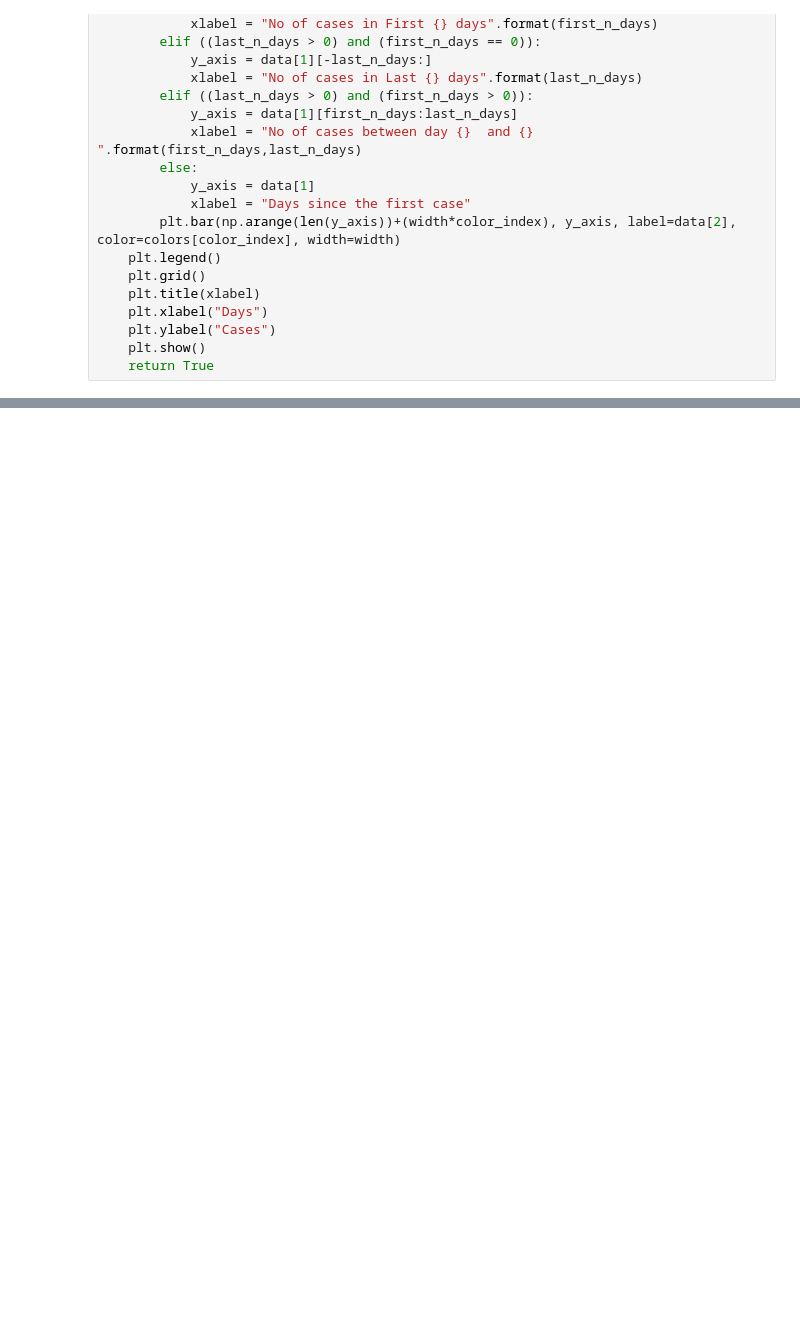
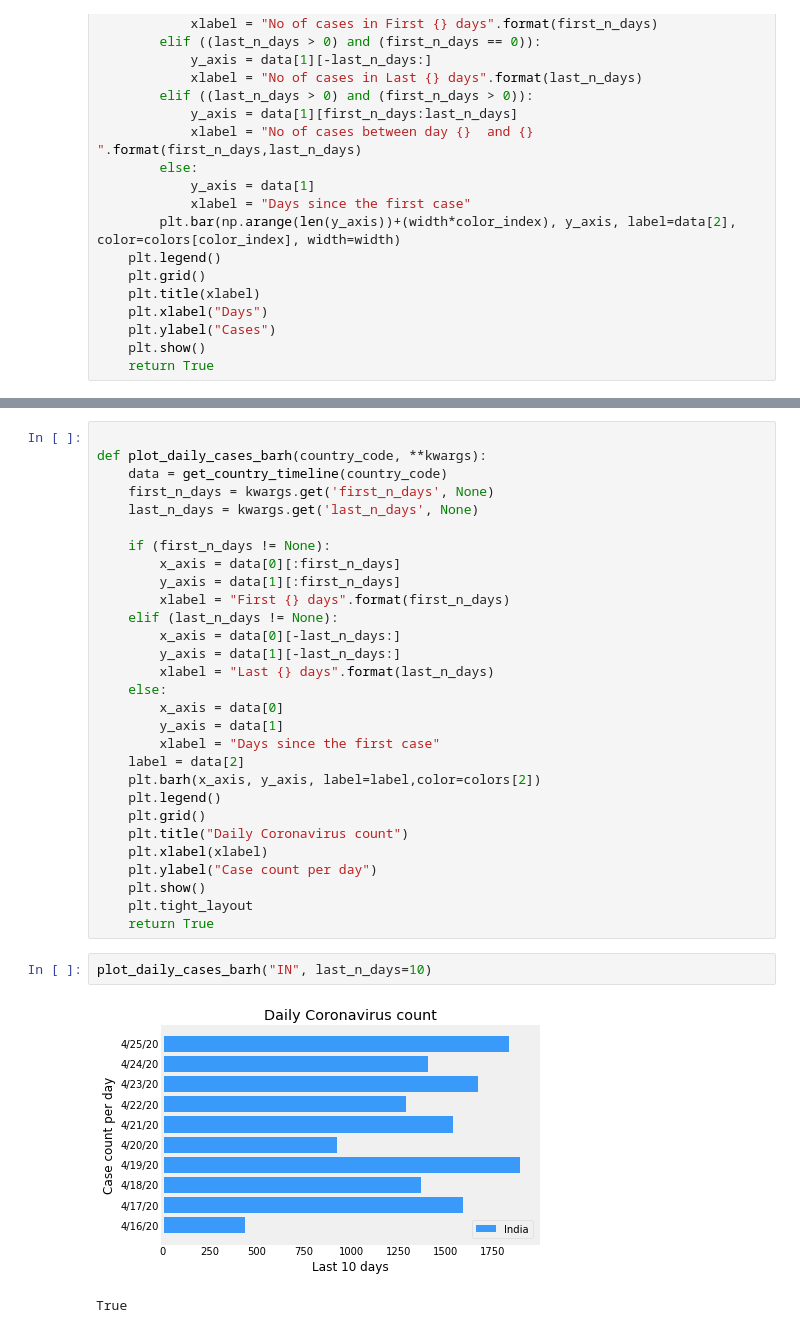
Before and after one commit to amchigello/python_repository, a Jupyter notebook: matplotlib_work/plots_work.ipynb, the cells around one changed output, grey strips where cells are left out. Drawn from its saved outputs; the diff is of its cells as text; blank space fills up the shorter version.

```diff
--- a/matplotlib_work/plots_work.ipynb
+++ b/matplotlib_work/plots_work.ipynb
@@ -205 +206,35 @@ plot_last10_cases("IN","US","GB", first_n_days=70, last_n_days=80)
 True
+# %%
+
+def plot_daily_cases_barh(country_code, **kwargs):
+    data = get_country_timeline(country_code)
+    first_n_days = kwargs.get('first_n_days', None)
+    last_n_days = kwargs.get('last_n_days', None)
+
+    if (first_n_days != None):
+        x_axis = data[0][:first_n_days]
+        y_axis = data[1][:first_n_days]
+        xlabel = "First {} days".format(first_n_days)
+    elif (last_n_days != None):
+        x_axis = data[0][-last_n_days:]
+        y_axis = data[1][-last_n_days:]
+        xlabel = "Last {} days".format(last_n_days)
+    else:
+        x_axis = data[0]
+        y_axis = data[1]
+        xlabel = "Days since the first case"
+    label = data[2]
+    plt.barh(x_axis, y_axis, label=label,color=colors[2])
+    plt.legend()
+    plt.grid()
+    plt.title("Daily Coronavirus count")
+    plt.xlabel(xlabel)
+    plt.ylabel("Case count per day")
+    plt.show()
+    plt.tight_layout
+    return True
+# %%
+plot_daily_cases_barh("IN", last_n_days=10)
+# %% [output]
+[figure, added]
+True
```
Also changed, not shown: parts of 9 cells of this notebook.
